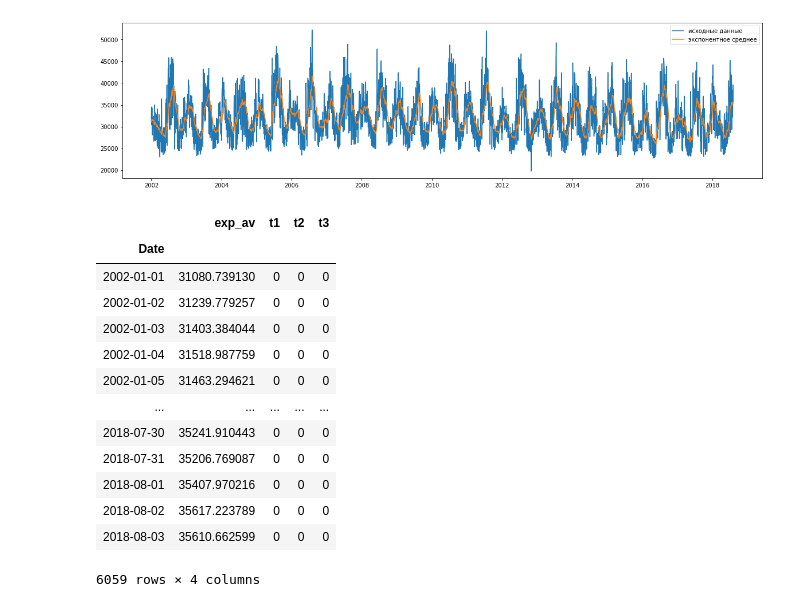
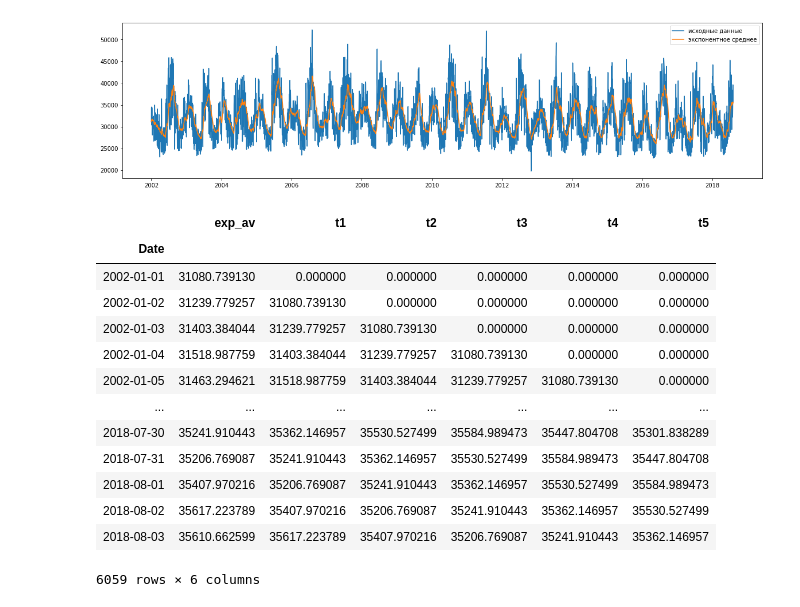
Before and after one commit to daniilstv/ML_in_business, a Jupyter notebook: lesson2_hw.ipynb, the cells around one changed output. Drawn from its saved outputs; the diff is of its cells as text; code cells hidden in the pictures.

```diff
--- a/lesson2_hw.ipynb
+++ b/lesson2_hw.ipynb
@@ -165,26 +115,31 @@ plt.legend(loc='upper right')
 <matplotlib.legend.Legend at 0x...>
 [figure]
 # %%
-p = 3
+p = 5
 
 for i in range(1, p+1):
     df[f't{i}'] = 0
     df.iloc[1:, -1] = df.iloc[:-1, -2].values
 
+
+# df['exp_0_01'] = exponential_smoothing(data_d[0], 0.01)
+# df['exp_0_03'] = exponential_smoothing(data_d[0], 0.03)
+# df['exp_0_08'] = exponential_smoothing(data_d[0], 0.08)
+
 df
 # %% [output]
-|  | exp_av | t1 | t2 | t3 |
-| Date |  |  |  |  |
-| 2002-01-01 | 31080.739130 | 0 | 0 | 0 |
-| 2002-01-02 | 31239.779257 | 0 | 0 | 0 |
-| 2002-01-03 | 31403.384044 | 0 | 0 | 0 |
-| 2002-01-04 | 31518.987759 | 0 | 0 | 0 |
-| 2002-01-05 | 31463.294621 | 0 | 0 | 0 |
-| ... | ... | ... | ... | ... |
-| 2018-07-30 | 35241.910443 | 0 | 0 | 0 |
-| 2018-07-31 | 35206.769087 | 0 | 0 | 0 |
-| 2018-08-01 | 35407.970216 | 0 | 0 | 0 |
-| 2018-08-02 | 35617.223789 | 0 | 0 | 0 |
-| 2018-08-03 | 35610.662599 | 0 | 0 | 0 |
+|  | exp_av | t1 | t2 | t3 | t4 | t5 |
+| Date |  |  |  |  |  |  |
+| 2002-01-01 | 31080.739130 | 0.000000 | 0.000000 | 0.000000 | 0.000000 | 0.000000 |
+| 2002-01-02 | 31239.779257 | 31080.739130 | 0.000000 | 0.000000 | 0.000000 | 0.000000 |
+| 2002-01-03 | 31403.384044 | 31239.779257 | 31080.739130 | 0.000000 | 0.000000 | 0.000000 |
+| 2002-01-04 | 31518.987759 | 31403.384044 | 31239.779257 | 31080.739130 | 0.000000 | 0.000000 |
+| 2002-01-05 | 31463.294621 | 31518.987759 | 31403.384044 | 31239.779257 | 31080.739130 | 0.000000 |
+| ... | ... | ... | ... | ... | ... | ... |
+| 2018-07-30 | 35241.910443 | 35362.146957 | 35530.527499 | 35584.989473 | 35447.804708 | 35301.838289 |
+| 2018-07-31 | 35206.769087 | 35241.910443 | 35362.146957 | 35530.527499 | 35584.989473 | 35447.804708 |
+| 2018-08-01 | 35407.970216 | 35206.769087 | 35241.910443 | 35362.146957 | 35530.527499 | 35584.989473 |
+| 2018-08-02 | 35617.223789 | 35407.970216 | 35206.769087 | 35241.910443 | 35362.146957 | 35530.527499 |
+| 2018-08-03 | 35610.662599 | 35617.223789 | 35407.970216 | 35206.769087 | 35241.910443 | 35362.146957 |
-6059 rows × 4 columns
+6059 rows × 6 columns
 # %%
```
Also changed, not shown: parts of 23 cells of this notebook.
